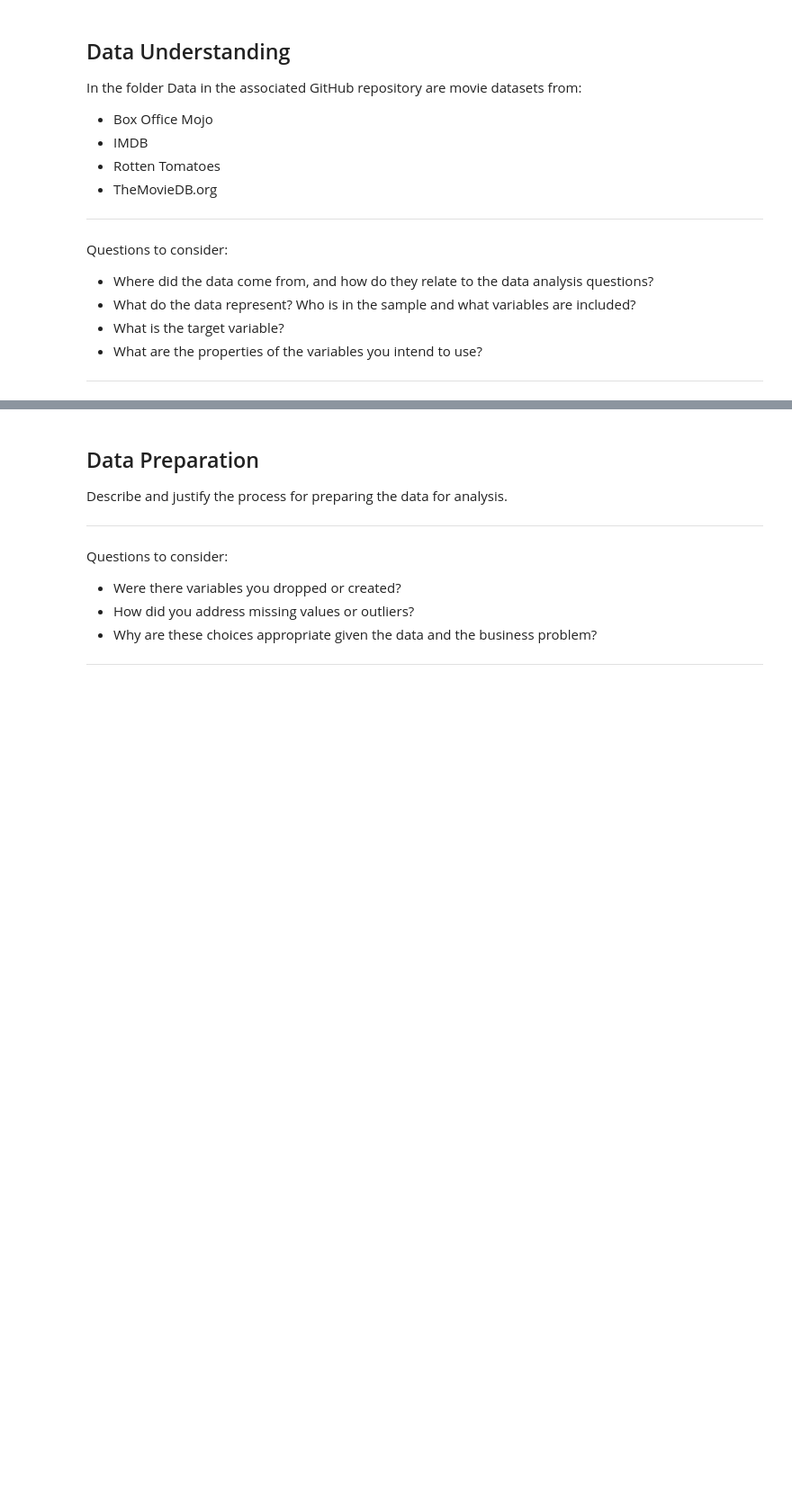
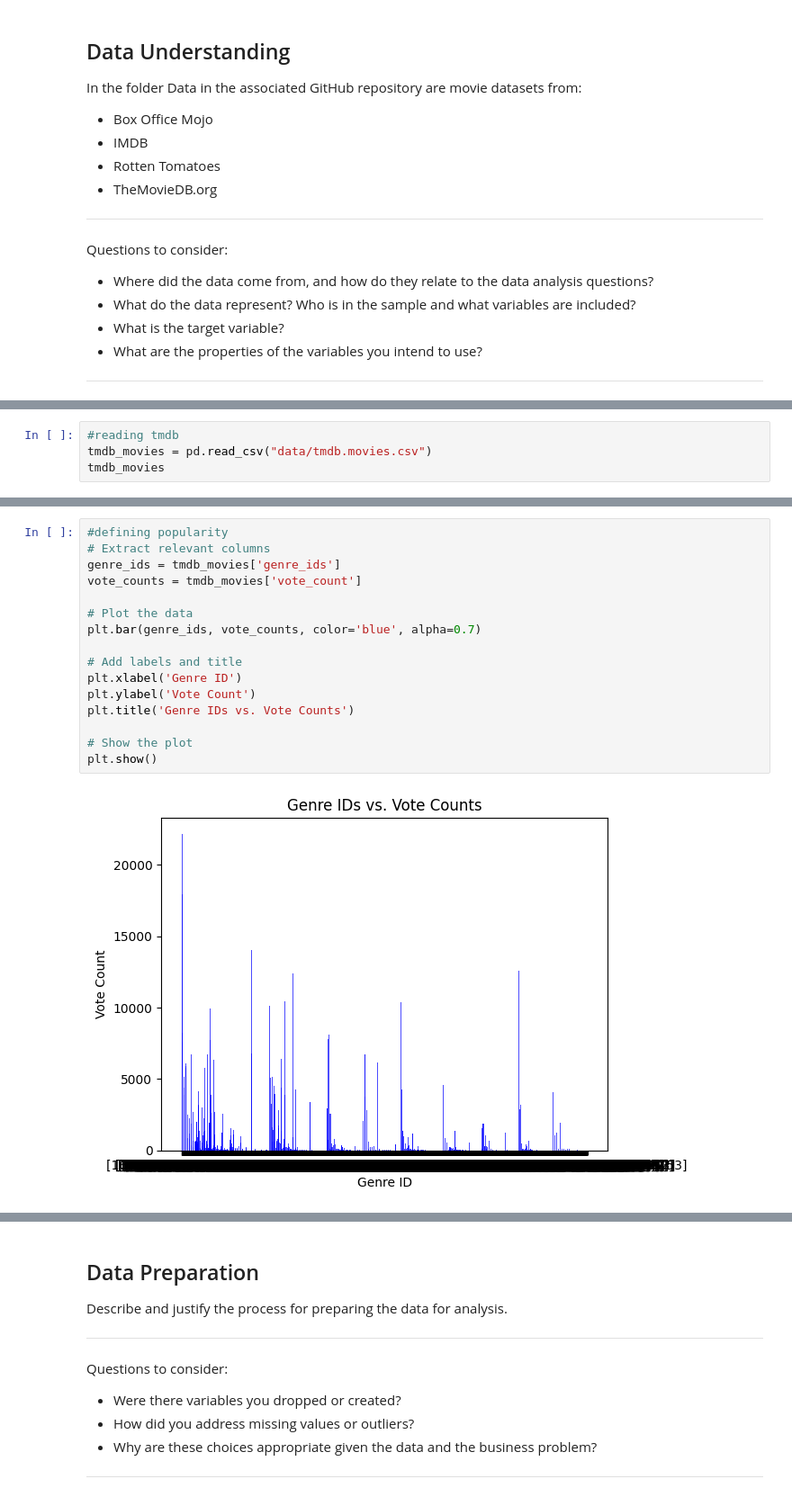
Before and after one commit to likebubba/Microsoft-Phase-1-Project, a Jupyter notebook: student.ipynb, the cells around one changed output, grey strips where cells are left out. Shown at 90% size. Cells and saved outputs as stored; diff of their text form; blank space fills up the shorter version.

```diff
--- a/student.ipynb
+++ b/student.ipynb
@@ -51,0 +70,4 @@ import seaborn as sns
+# %%
+#reading tmdb
+tmdb_movies = pd.read_csv("data/tmdb.movies.csv")
+tmdb_movies
@@ -51,0 +88,18 @@ import seaborn as sns
+# %%
+#defining popularity
+# Extract relevant columns
+genre_ids = tmdb_movies['genre_ids']
+vote_counts = tmdb_movies['vote_count']
+
+# Plot the data
+plt.bar(genre_ids, vote_counts, color='blue', alpha=0.7)
+
+# Add labels and title
+plt.xlabel('Genre ID')
+plt.ylabel('Vote Count')
+plt.title('Genre IDs vs. Vote Counts')
+
+# Show the plot
+plt.show()
+# %% [output]
+[figure, added]
```
Also changed, not shown: parts of 40 cells of this notebook, 4 other files.
